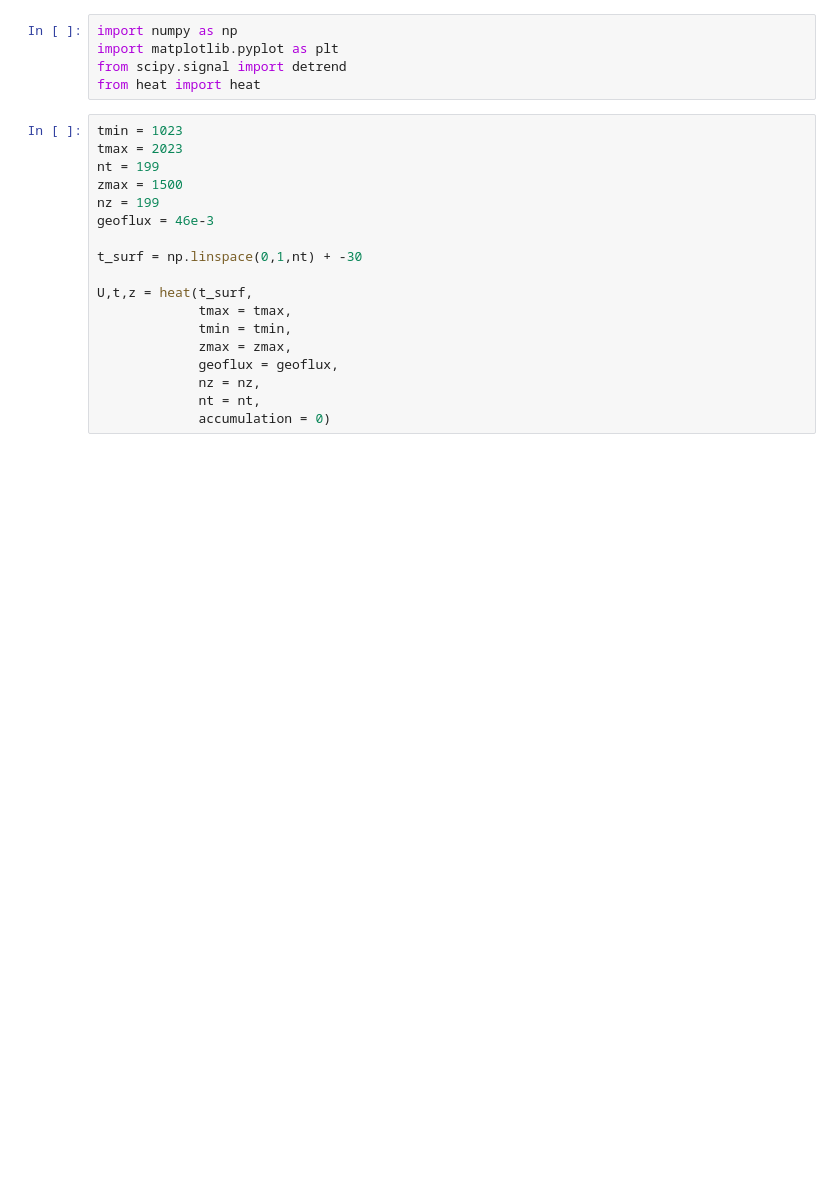
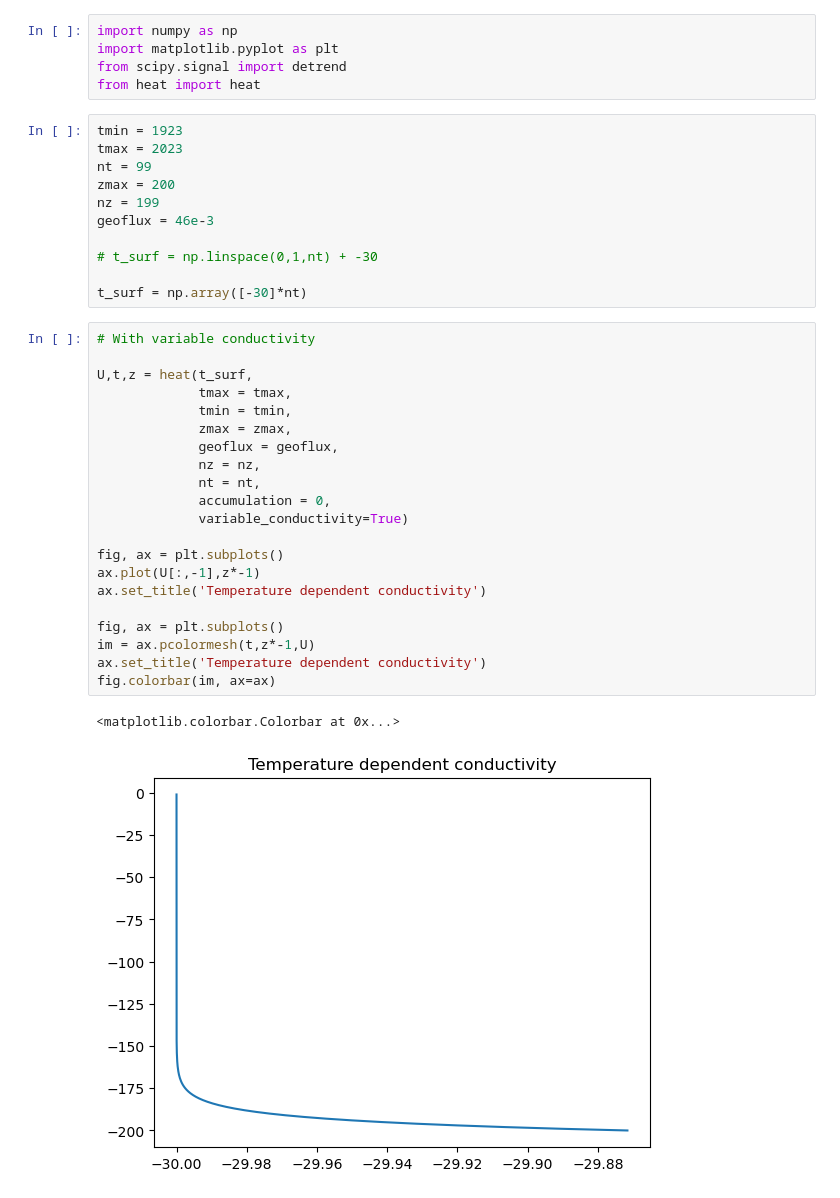
Before and after one commit to johnmorganmanos/heat, a Jupyter notebook: heat_model_testing.ipynb, the cells around one changed output. Cells and saved outputs as stored; diff of their text form; blank space fills up the shorter version.

```diff
--- a/heat_model_testing.ipynb
+++ b/heat_model_testing.ipynb
@@ -4,20 +4,37 @@ import matplotlib.pyplot as plt
 from scipy.signal import detrend
 from heat import heat
 # %%
-tmin = 1023
+tmin = 1923
 tmax = 2023
-nt = 199
-zmax = 1500
+nt = 99
+zmax = 200
 nz = 199
 geoflux = 46e-3
 
-t_surf = np.linspace(0,1,nt) + -30
+# t_surf = np.linspace(0,1,nt) + -30
 
-U,t,z = heat(t_surf,
-             tmax = tmax,
-             tmin = tmin,
-             zmax = zmax,
-             geoflux = geoflux,
-             nz = nz,
-             nt = nt,
-             accumulation = 0)
+t_surf = np.array([-30]*nt)
+# %%
+# With variable conductivity
+
+U,t,z = heat(t_surf,
+             tmax = tmax,
+             tmin = tmin,
+             zmax = zmax,
+             geoflux = geoflux,
+             nz = nz,
+             nt = nt,
+             accumulation = 0,
+             variable_conductivity=True)
+
+fig, ax = plt.subplots()
+ax.plot(U[:,-1],z*-1)
+ax.set_title('Temperature dependent conductivity')
+
+fig, ax = plt.subplots()
+im = ax.pcolormesh(t,z*-1,U)
+ax.set_title('Temperature dependent conductivity')
+fig.colorbar(im, ax=ax)
+# %% [output]
+<matplotlib.colorbar.Colorbar at 0x...>
+[figure, added]
```
Also changed, not shown: parts of 2 cells of this notebook, 1 other file.
